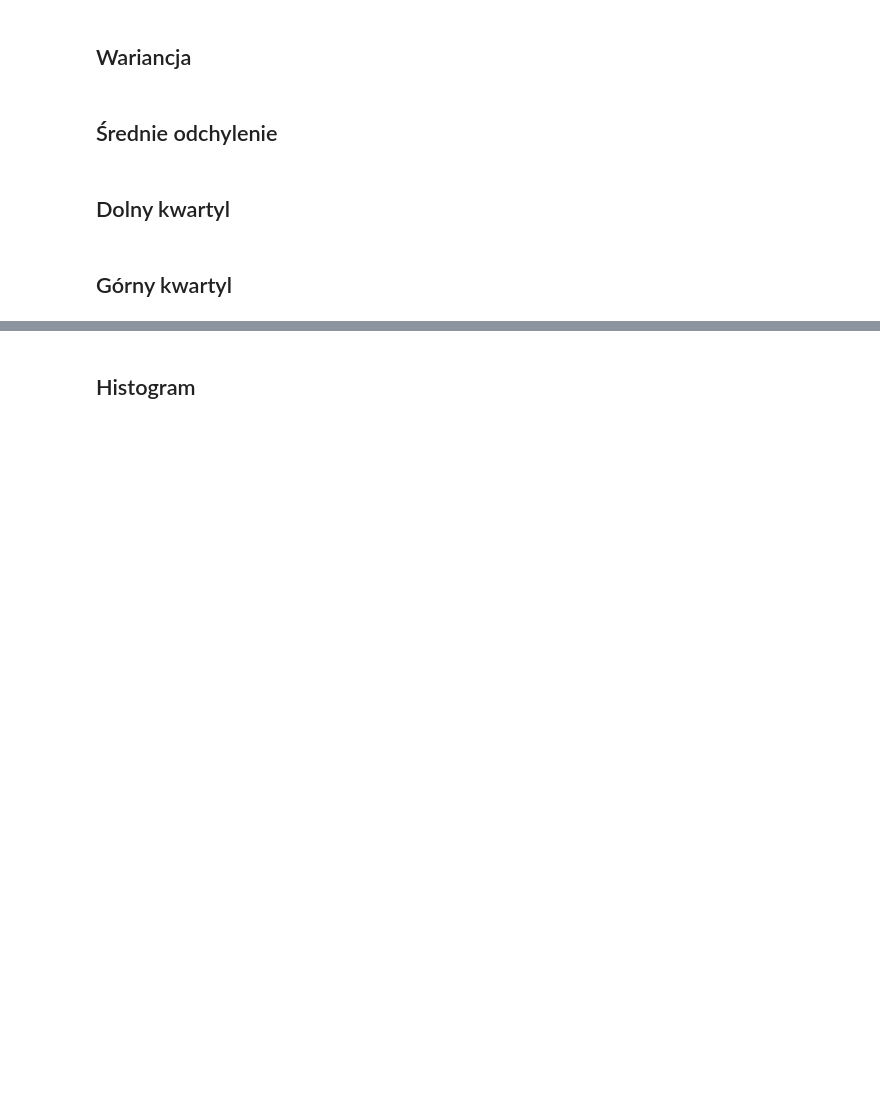
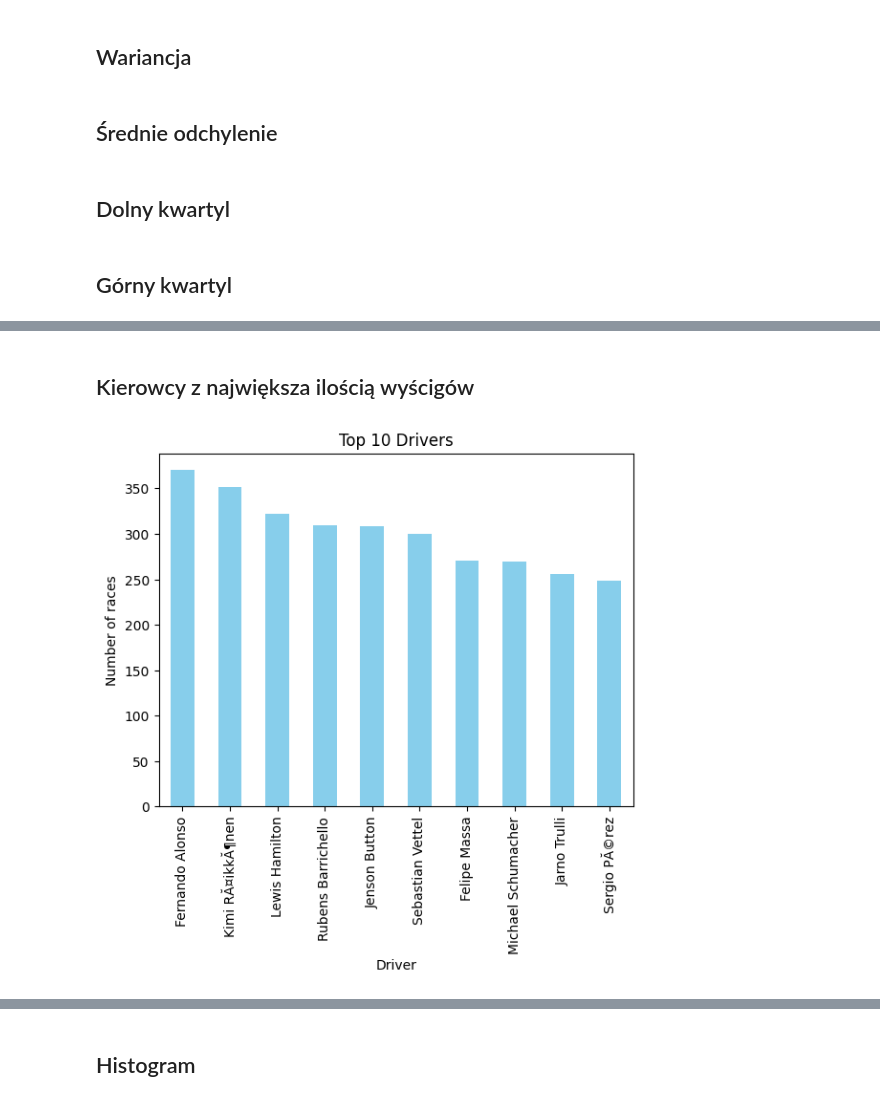
Before and after one commit to lachimex/statistic_project, a Jupyter notebook: StatisticProject.ipynb, the cells around one changed output, grey strips where cells are left out. Drawn from its saved outputs; the diff is of its cells as text; code cells hidden in the pictures; blank space fills up the shorter version.

```diff
--- a/StatisticProject.ipynb
+++ b/StatisticProject.ipynb
@@ -18,11 +15,11 @@ db_name = 'f1.db'
 connection = sqlite3.connect(db_name)
 
 # Query the data from the table
-query = 'select ra.name, ra.year, d.forename, d.surname, c.name, re.positionOrder, re.laps, s.status from results re inner join races ra on ra.raceId = re.raceId inner join drivers d on d.driverId = re.driverId inner join constructors c on c.constructorId = re.constructorId inner join status s on s.statusId = re.statusId'
+query = "SELECT ra.name, ra.year, d.forename || ' ' || d.surname AS driver_name, c.name, re.positionOrder, re.laps, s.status FROM results re INNER JOIN races ra ON ra.raceId = re.raceId INNER JOIN drivers d ON d.driverId = re.driverId INNER JOIN constructors c ON c.constructorId = re.constructorId INNER JOIN status s ON s.statusId = re.statusId"
 result = connection.execute(query).fetchall()
 
 # Get column names from the cursor description
-columns = ["race_name", "race_year", "driver_firstname", "driver_lastname", "constructor_name", "driver_final_position", "laps_driven", "ending"]
+columns = ["race_name", "race_year", "driver_name", "constructor_name", "driver_final_position", "laps_driven", "ending"]
 
 # Create a DataFrame
 df = pd.DataFrame(result, columns=columns)
@@ -139,0 +168,3 @@ print_info(x_values)
+# %%
+drivers = df["driver_name"]
+print(drivers)
@@ -139,0 +184,11 @@ print_info(x_values)
+# %% [markdown]
+## Kierowcy z największa ilością wyścigów
+# %%
+top_drivers = drivers.value_counts()[:10]
+top_drivers.plot(kind='bar', color='skyblue')
+plt.title('Top 10 Drivers')
+plt.xlabel('Driver')
+plt.ylabel('Number of races')
+plt.show()
+# %% [output]
+[figure, added]
```
Also changed, not shown: parts of 15 cells of this notebook, 3 other files.
